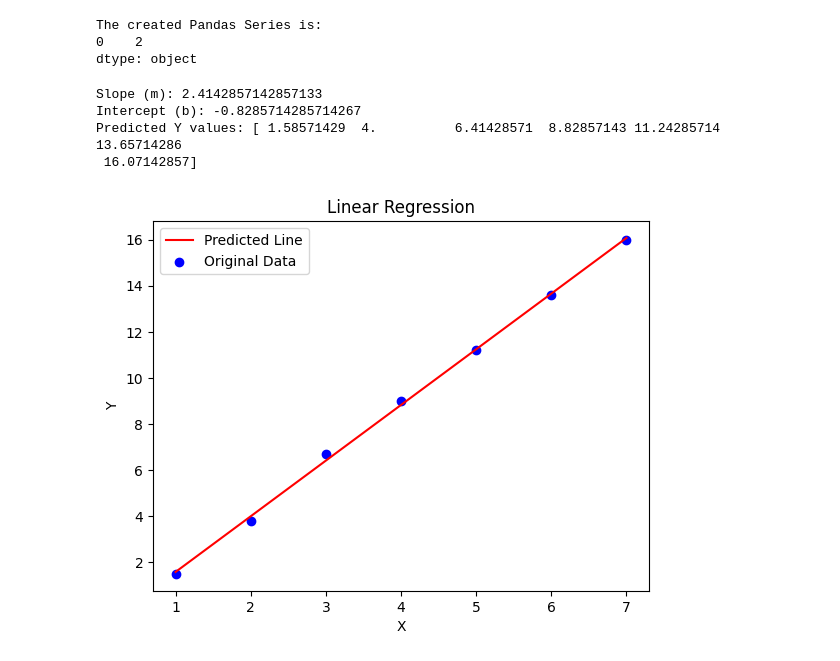
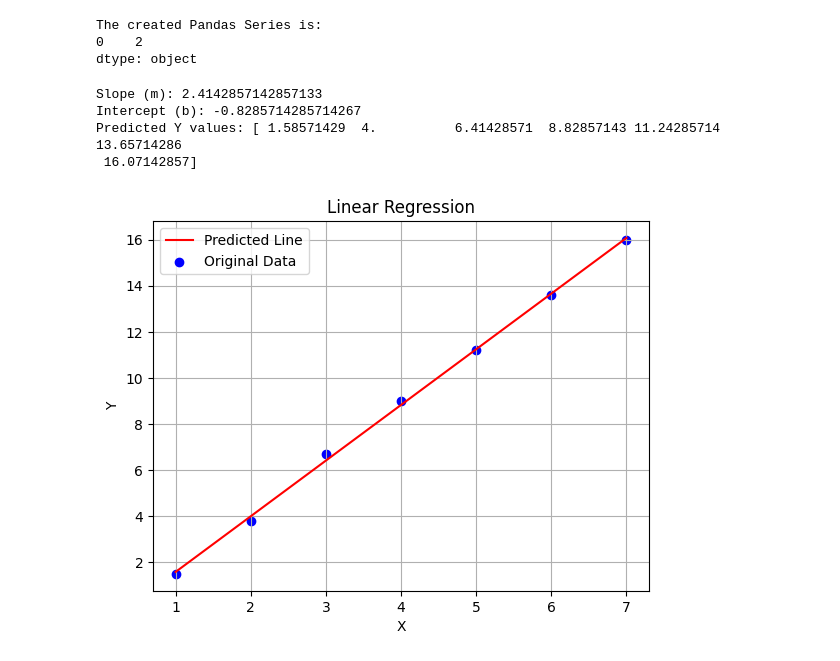
Before and after one commit to AkankshMadhur/NNM23MC003, a Jupyter notebook: AIML/ASSIGNMENT 4/assignment4.ipynb, the cells around one changed output. Cells and saved outputs as stored; diff of their text form; code cells hidden in the pictures.

```diff
--- a/AIML/ASSIGNMENT 4/assignment4.ipynb
+++ b/AIML/ASSIGNMENT 4/assignment4.ipynb
@@ -121,31 +121,32 @@ Y = np.array([1.5, 3.8, 6.7, 9.0, 11.2, 13.6, 16])
 n = len(X)
 
 sumX = np.sum(X)
 sumY = np.sum(Y)
 sumXY = np.sum(X * Y)
 sumX_square = np.sum(X ** 2)
 
 m = (n * sumXY - sumX * sumY) / (n * sumX_square - sumX ** 2)
 b = (sumY * sumX_square - sumX * sumXY) / (n * sumX_square - sumX ** 2)
 
 Y_pred = m * X + b
 
 print(f"Slope (m): {m}")
 print(f"Intercept (b): {b}")
 print(f"Predicted Y values: {Y_pred}")
 
 plt.scatter(X, Y, color='blue', label='Original Data')
 plt.plot(X, Y_pred, color='red', label='Predicted Line')
 
 plt.xlabel('X')
 plt.ylabel('Y')
 plt.title('Linear Regression')
 
 plt.legend()
+plt.grid()
 plt.show()
 # %% [output]
 Slope (m): 2.4142857142857133
 Intercept (b): -0.8285714285714267
 Predicted Y values: [ 1.58571429  4.          6.41428571  8.82857143 11.24285714 13.65714286
  16.07142857]
-[figure, old version]
+[figure, new version]
```
